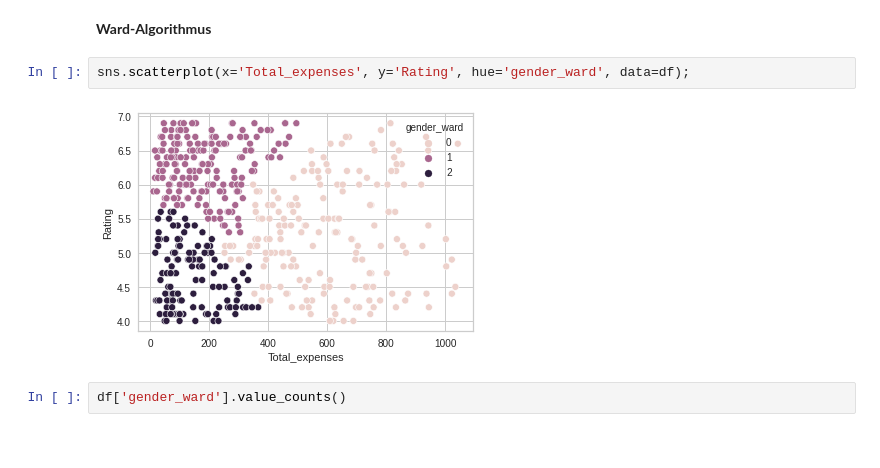
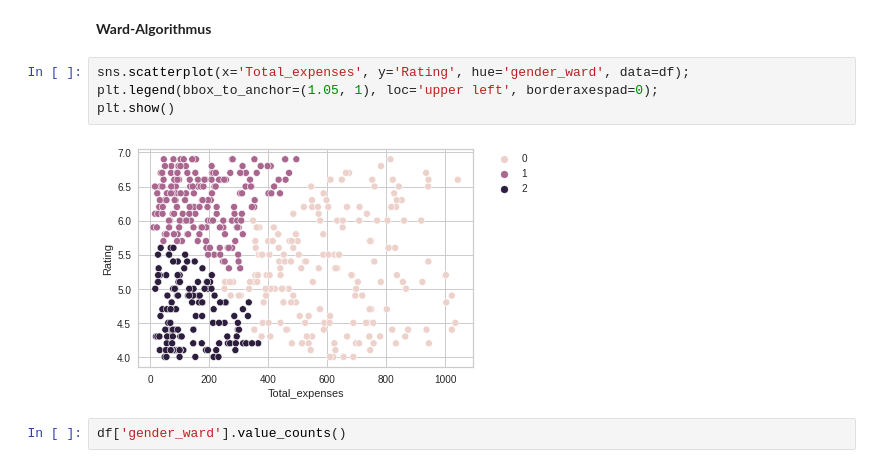
Before and after one commit to Aaron-David-HdM/Applied-Data-Analytics, a Jupyter notebook: UseCase_2/Durchführung der Clusternanalyse mit unterdurchschnittlichen Bewertungen.ipynb, the cells around one changed output. Saved outputs shown, nothing was run; the diff lists cells and outputs as text.

```diff
--- a/UseCase_2/Durchführung der Clusternanalyse mit unterdurchschnittlichen Bewertungen.ipynb
+++ b/UseCase_2/Durchführung der Clusternanalyse mit unterdurchschnittlichen Bewertungen.ipynb
@@ -289,8 +285,10 @@ Männer:
 **Ward-Algorithmus**
 # %%
 sns.scatterplot(x='Total_expenses', y='Rating', hue='gender_ward', data=df);
+plt.legend(bbox_to_anchor=(1.05, 1), loc='upper left', borderaxespad=0);
+plt.show()
 # %% [output]
-[figure, old version]
+[figure, new version]
 # %%
 df['gender_ward'].value_counts()
 # %% [output]
```
Also changed, not shown: parts of 8 cells of this notebook.
